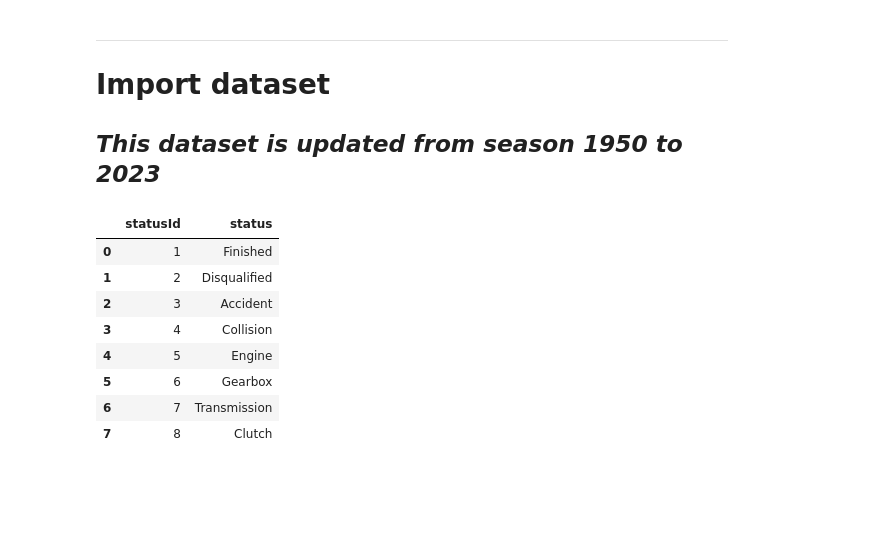
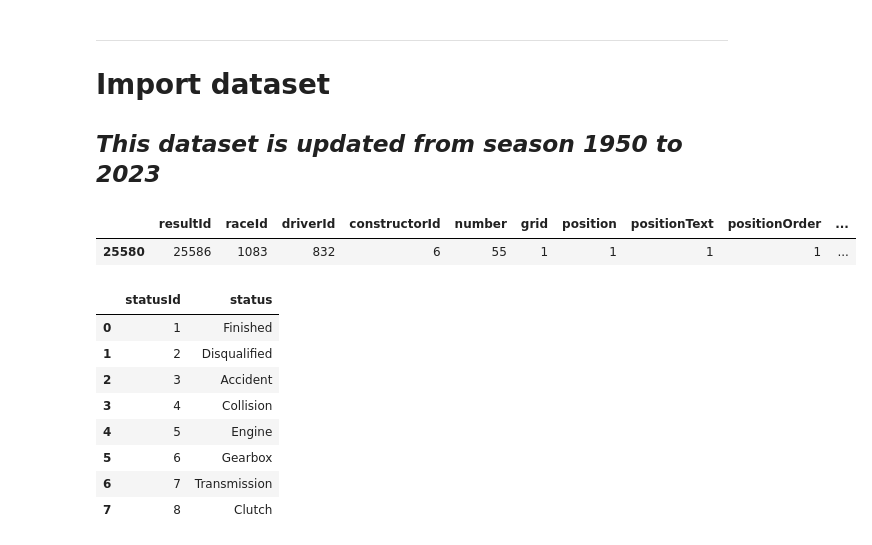
Before and after one commit to TBillaudeau/F1-ML-Prediction, a Jupyter notebook: notebooks/EDA.ipynb, the cells around one changed output. Drawn from its saved outputs; the diff is of its cells as text; code cells hidden in the pictures; blank space fills up the shorter version.

```diff
--- a/notebooks/EDA.ipynb
+++ b/notebooks/EDA.ipynb
@@ -71,6 +126,12 @@ df_results = pd.read_csv(path + "/results.csv")
 df_seasons = pd.read_csv(path + "/seasons.csv")
 df_sprint_results = pd.read_csv(path + "/sprint_results.csv")
 df_status = pd.read_csv(path + "/status.csv")
+# %%
+# find in df results all the results for driverid 832 and for positionOrder 1
+df_results[(df_results['driverId'] == 832) & (df_results['positionOrder'] == 1)]
+# %% [output]
+|  | resultId | raceId | driverId | constructorId | number | grid | position | positionText | positionOrder | ... |
+| 25580 | 25586 | 1083 | 832 | 6 | 55 | 1 | 1 | 1 | 1 | ... |
 # %%
 df_status.head(8)
 # %% [output]
```
Also changed, not shown: parts of 4 cells of this notebook.
